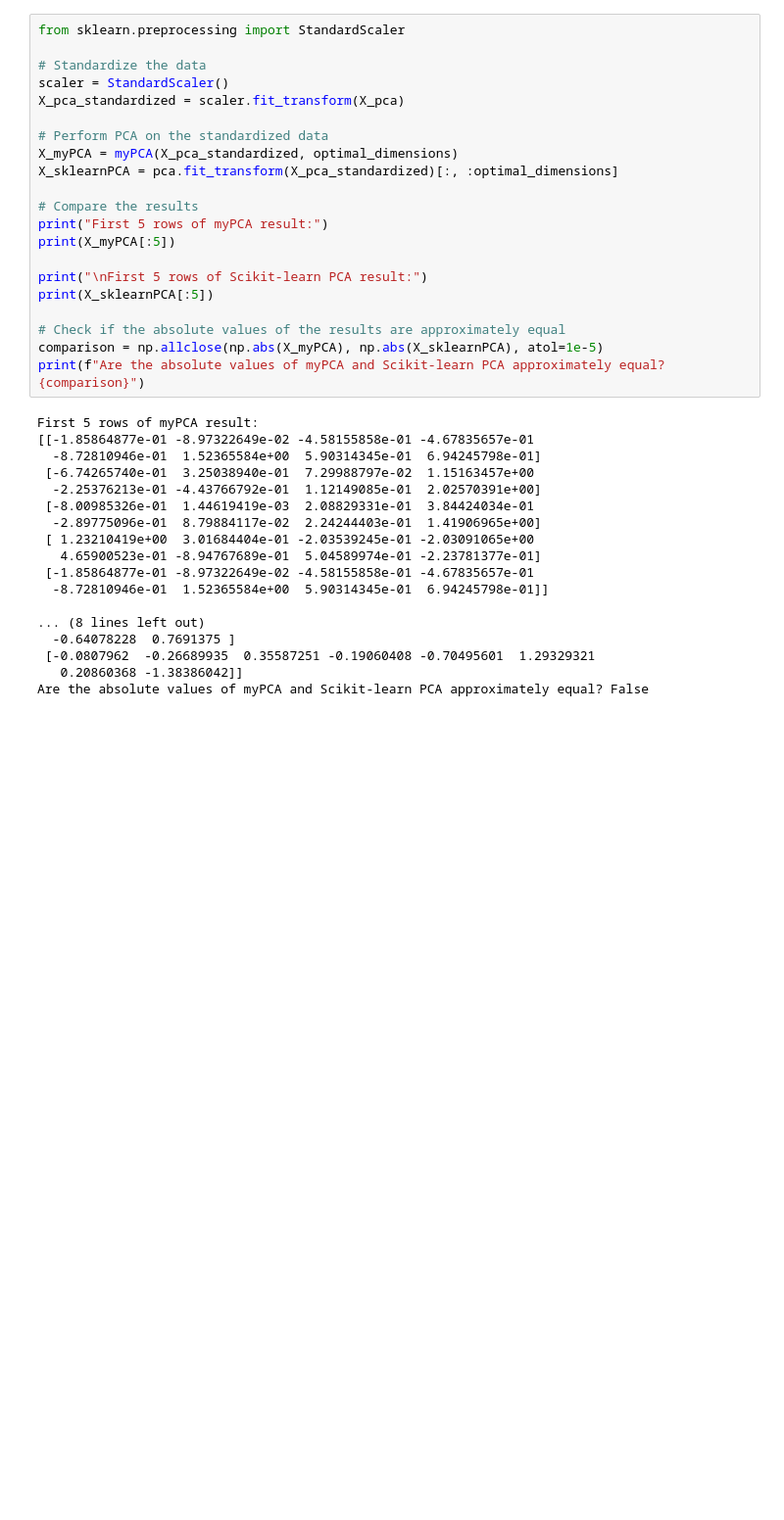
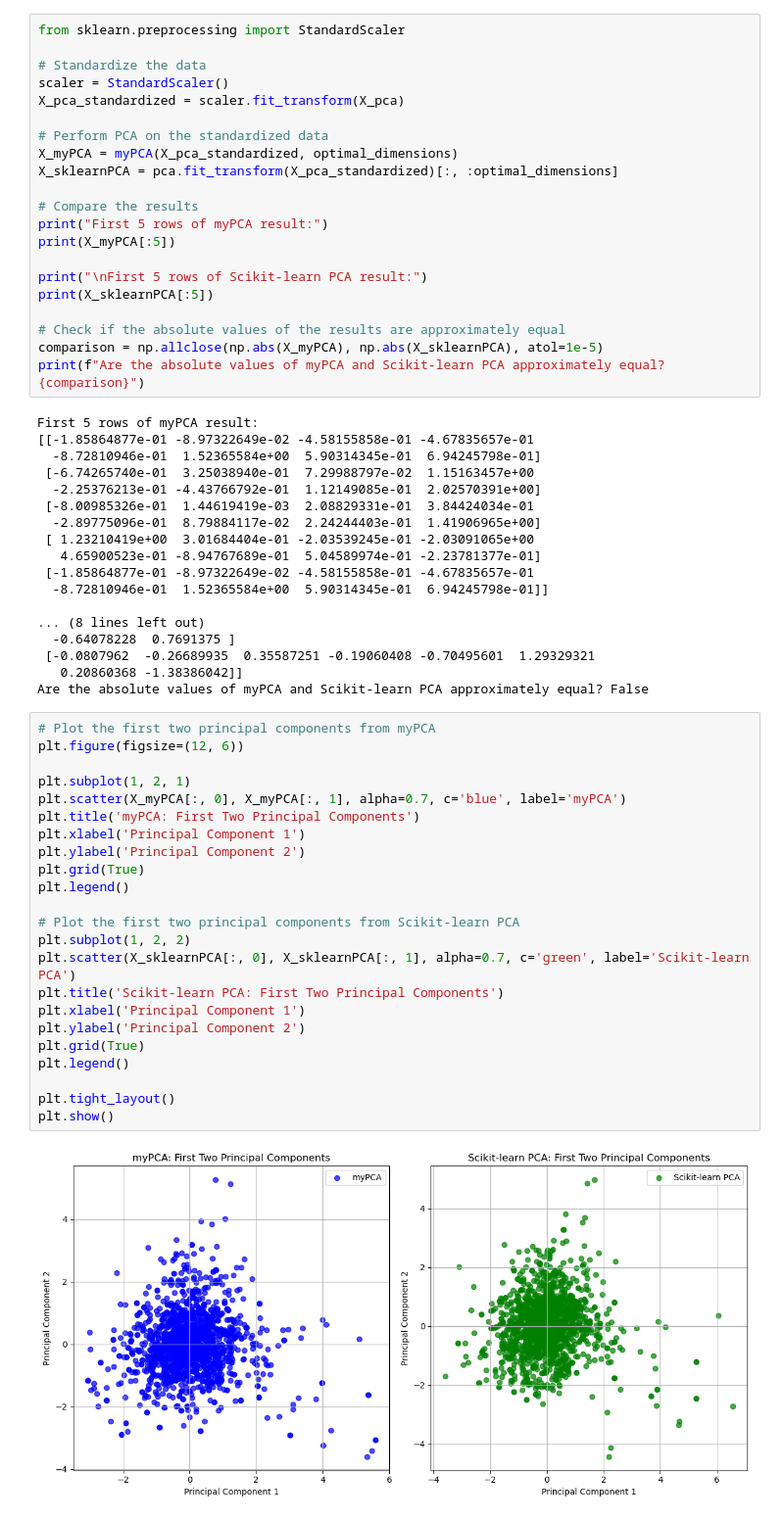
Before and after one commit to TRIPLE-A332/Stevens_IT-MS_in_CS, a Jupyter notebook: SPRING_25/CS559_Applications_of_ML/HW/hw5/Ali_hw5.ipynb, the cells around one changed output. Shown at 98% size. Drawn from its saved outputs; the diff is of its cells as text; blank space fills up the shorter version.

```diff
--- a/SPRING_25/CS559_Applications_of_ML/HW/hw5/Ali_hw5.ipynb
+++ b/SPRING_25/CS559_Applications_of_ML/HW/hw5/Ali_hw5.ipynb
@@ -330,3 +330,28 @@ First 5 rows of myPCA result:
  [-0.0807962  -0.26689935  0.35587251 -0.19060408 -0.70495601  1.29329321
    0.20860368 -1.38386042]]
 Are the absolute values of myPCA and Scikit-learn PCA approximately equal? False
+# %%
+# Plot the first two principal components from myPCA
+plt.figure(figsize=(12, 6))
+
+plt.subplot(1, 2, 1)
+plt.scatter(X_myPCA[:, 0], X_myPCA[:, 1], alpha=0.7, c='blue', label='myPCA')
+plt.title('myPCA: First Two Principal Components')
+plt.xlabel('Principal Component 1')
+plt.ylabel('Principal Component 2')
+plt.grid(True)
+plt.legend()
+
+# Plot the first two principal components from Scikit-learn PCA
+plt.subplot(1, 2, 2)
+plt.scatter(X_sklearnPCA[:, 0], X_sklearnPCA[:, 1], alpha=0.7, c='green', label='Scikit-learn PCA')
+plt.title('Scikit-learn PCA: First Two Principal Components')
+plt.xlabel('Principal Component 1')
+plt.ylabel('Principal Component 2')
+plt.grid(True)
+plt.legend()
+
+plt.tight_layout()
+plt.show()
+# %% [output]
+[figure, added]
```
Also changed, not shown: 6 other files.
